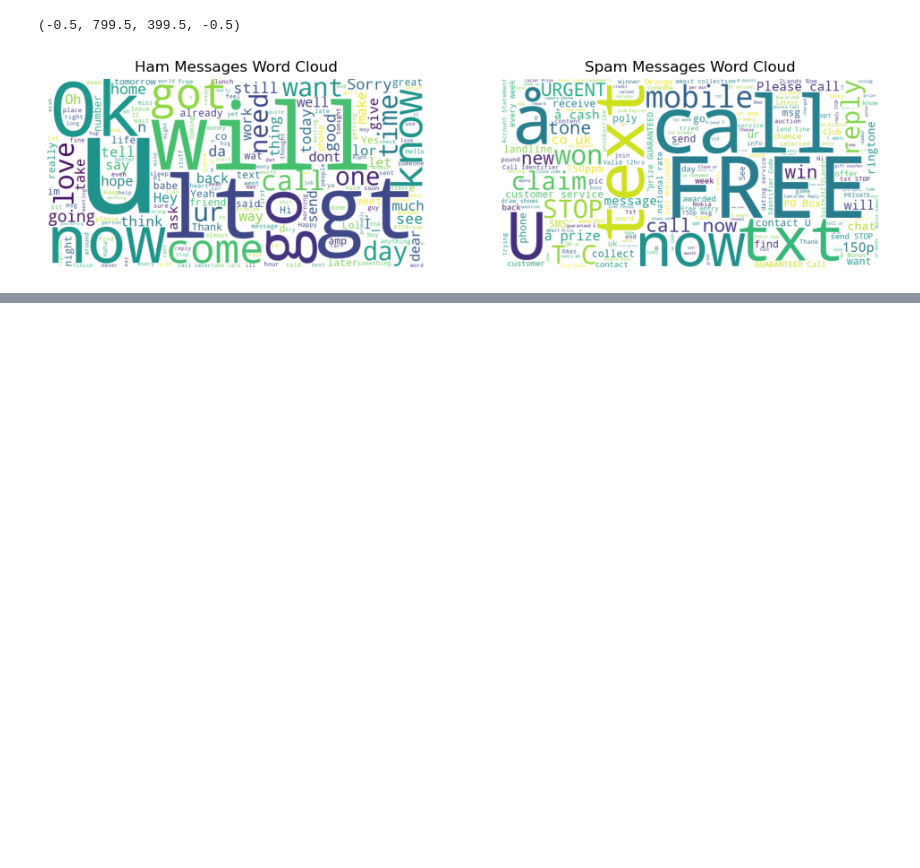
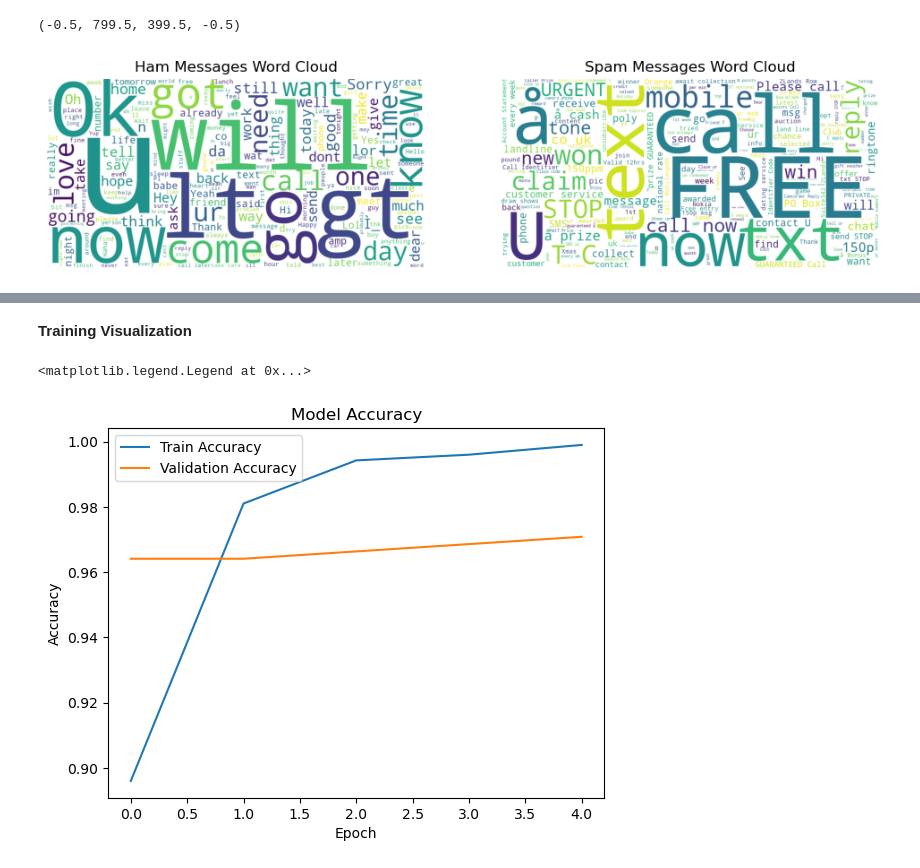
Before and after one commit to theHoodguy4587/SMS-Spam-Detection-CNN, a Jupyter notebook: notebook/spam_detect.ipynb, the cells around one changed output, grey strips where cells are left out. Saved outputs shown, nothing was run; the diff lists cells and outputs as text; code cells hidden in the pictures; blank space fills up the shorter version.

```diff
--- a/notebook/spam_detect.ipynb
+++ b/notebook/spam_detect.ipynb
@@ -105,0 +140,4 @@ plt.axis('off')
+# %%
+max_len = 100
+X_train_pad = pad_sequences(X_train_seq, maxlen=max_len)
+X_test_pad = pad_sequences(X_test_seq, maxlen=max_len)
@@ -105,0 +211,12 @@ plt.axis('off')
+# %% [markdown]
+**Training Visualization**
+# %%
+plt.plot(history.history['accuracy'], label='Train Accuracy')
+plt.plot(history.history['val_accuracy'], label='Validation Accuracy')
+plt.title('Model Accuracy')
+plt.xlabel('Epoch')
+plt.ylabel('Accuracy')
+plt.legend()
+# %% [output]
+<matplotlib.legend.Legend at 0x...>
+[figure, added]
```
Also changed, not shown: parts of 25 cells of this notebook.
